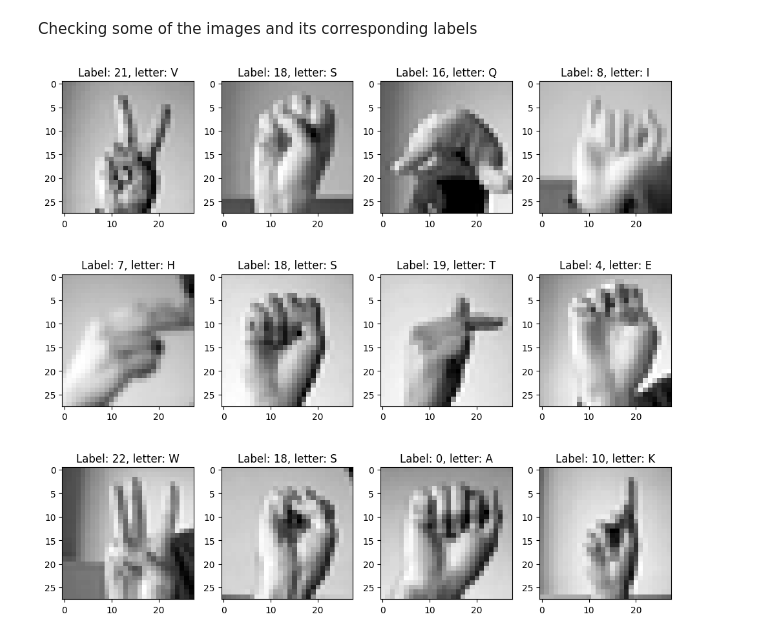
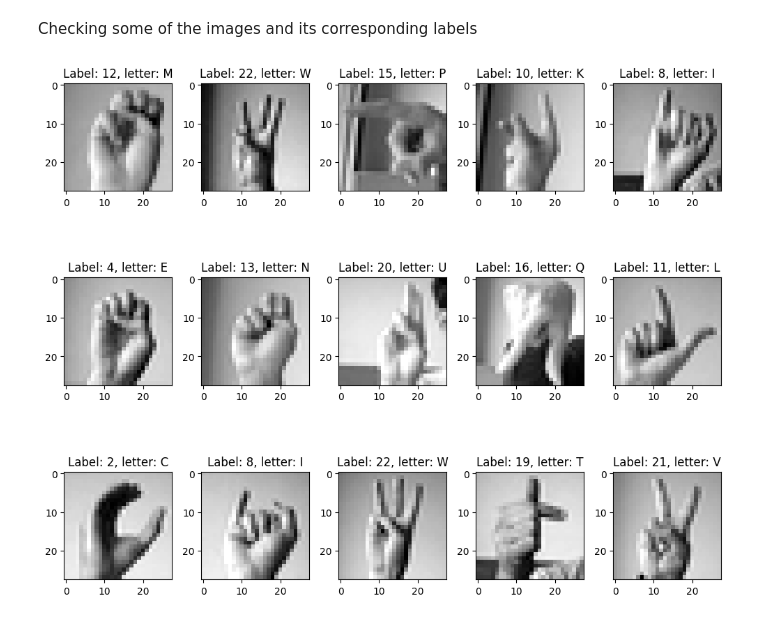
Before and after one commit to JorgeIvanJH/The_Most_Complete_CNN_Classification_Guide, a Jupyter notebook: my_ntbk.ipynb, the cells around one changed output. Saved outputs shown, nothing was run; the diff lists cells and outputs as text; code cells hidden in the pictures.

```diff
--- a/my_ntbk.ipynb
+++ b/my_ntbk.ipynb
@@ -87,31 +96,34 @@ plt.show()
 # %%
+full_df = pd.concat([train_df, test_df])
+full_y = pd.concat([y_train, y_test])
+
 # Preprocessing image data (each is a 28x28 pixel image)
 
-x_train = train_df.values
-x_test = test_df.values
+x_full = full_df.values
 # Normalize
-x_train_norm = x_train / 255
-x_test_norm = x_test / 255
+x_full_norm = x_full / 255
 # Reshape
-num_pixels = int((train_df.shape[1])**(1/2))
-x_train_norm = x_train_norm.reshape(-1,num_pixels,num_pixels,1)
-x_test_norm = x_test_norm.reshape(-1,num_pixels,num_pixels,1)
+num_pixels = int((full_df.shape[1]) ** (1 / 2))
+x_full_norm = x_full_norm.reshape(-1, num_pixels, num_pixels, 1)
+
+# Output as numpy array
+y_full = full_y.values
 # %% [markdown]
 Checking some of the images and its corresponding labels
 # %%
-check_on = x_train_norm
-label_on = y_train.values
+check_on = x_full_norm
+label_on = y_full
 n_rows = 3
-n_cols = 4
+n_cols = 5
 
-f, ax = plt.subplots(n_rows,n_cols)
+f, ax = plt.subplots(n_rows, n_cols)
 f.set_size_inches(10, 10)
 for i in range(n_rows):
     for j in range(n_cols):
-        im_idx = random.randint(0,check_on.shape[0])
+        im_idx = random.randint(0, check_on.shape[0])
         label = label_on[im_idx][0]
-        ax[i,j].imshow(check_on[im_idx].reshape(28, 28) , cmap = "gray")
-        ax[i,j].set_title(f"Label: {label}, letter: {inverted_dict[label]}")
+        ax[i, j].imshow(check_on[im_idx], cmap="gray")
+        ax[i, j].set_title(f"Label: {label}, letter: {inverted_dict[label]}")
     plt.tight_layout()
 # %% [output]
-[figure, old version]
+[figure, new version]
```
Also changed, not shown: parts of 18 cells of this notebook.
